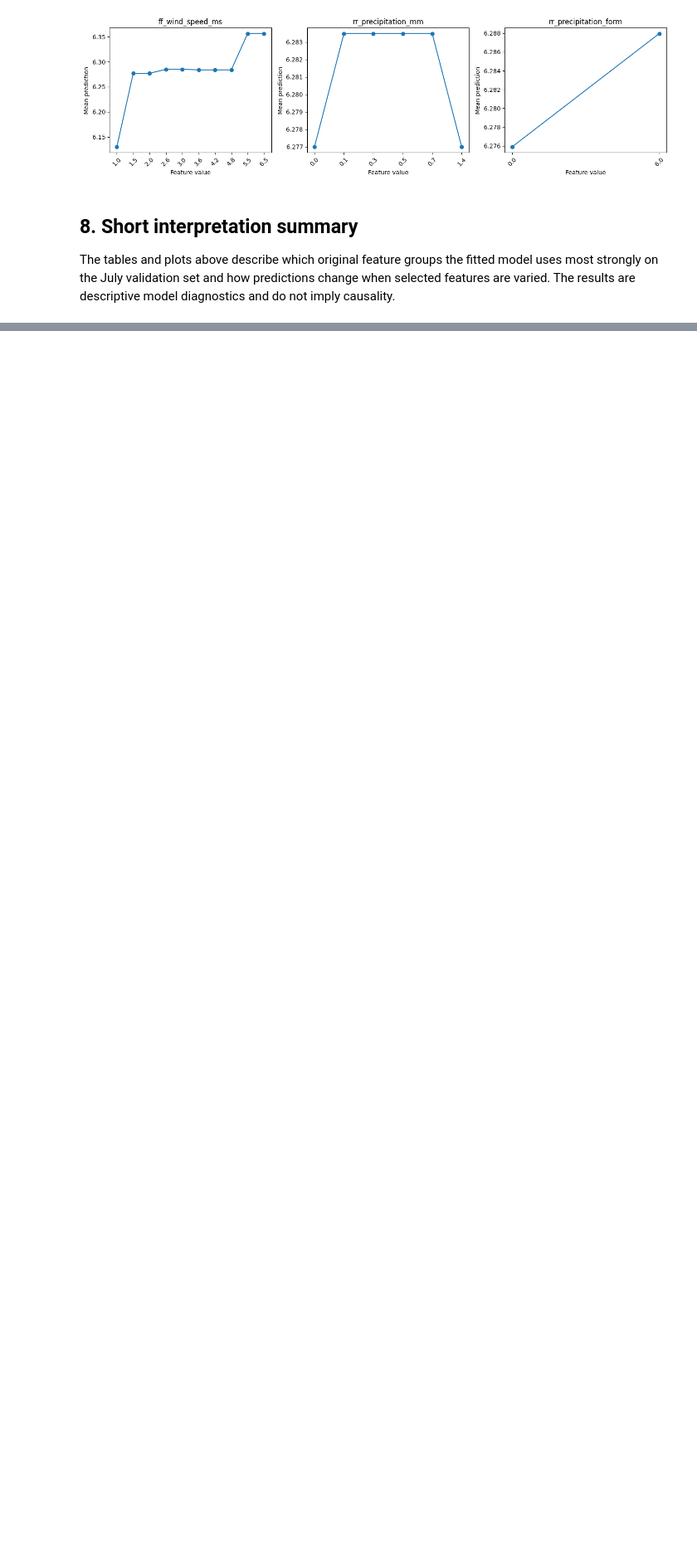
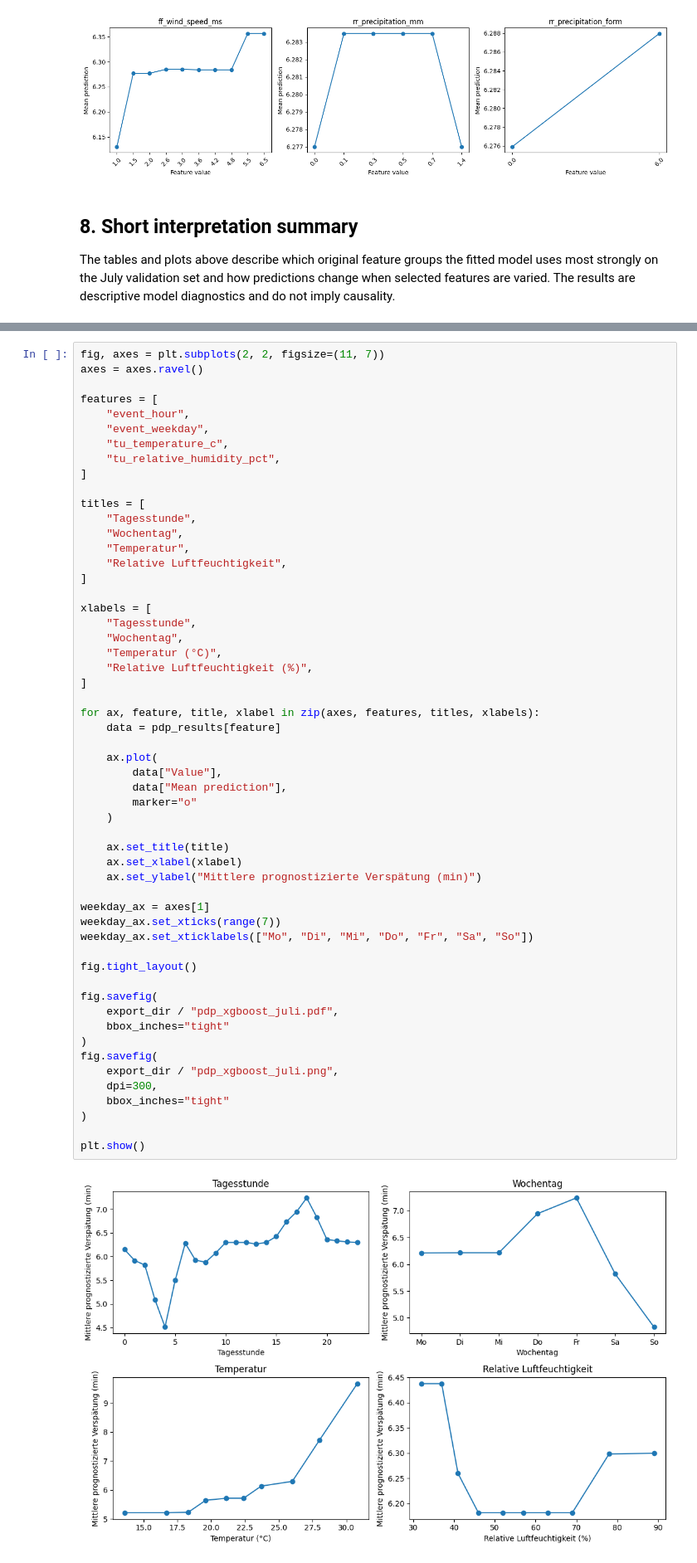
Before and after one commit to LeblL/LukasLeblBA, a Jupyter notebook: notebooks/modeling/02_model_interpretation.ipynb, the cells around one changed output, grey strips where cells are left out. Shown at 83% size. Saved outputs shown, nothing was run; the diff lists cells and outputs as text; blank space fills up the shorter version.

```diff
--- a/notebooks/modeling/02_model_interpretation.ipynb
+++ b/notebooks/modeling/02_model_interpretation.ipynb
@@ -438,0 +491,57 @@ The tables and plots above describe which original feature groups the fitted mod
+# %%
+fig, axes = plt.subplots(2, 2, figsize=(11, 7))
+axes = axes.ravel()
+
+features = [
+    "event_hour",
+    "event_weekday",
+    "tu_temperature_c",
+    "tu_relative_humidity_pct",
+]
+
+titles = [
+    "Tagesstunde",
+    "Wochentag",
+    "Temperatur",
+    "Relative Luftfeuchtigkeit",
+]
+
+xlabels = [
+    "Tagesstunde",
+    "Wochentag",
+    "Temperatur (°C)",
+    "Relative Luftfeuchtigkeit (%)",
+]
+
+for ax, feature, title, xlabel in zip(axes, features, titles, xlabels):
+    data = pdp_results[feature]
+
+    ax.plot(
+        data["Value"],
+        data["Mean prediction"],
+        marker="o"
+    )
+
+    ax.set_title(title)
+    ax.set_xlabel(xlabel)
+    ax.set_ylabel("Mittlere prognostizierte Verspätung (min)")
+
+weekday_ax = axes[1]
+weekday_ax.set_xticks(range(7))
+weekday_ax.set_xticklabels(["Mo", "Di", "Mi", "Do", "Fr", "Sa", "So"])
+
+fig.tight_layout()
+
+fig.savefig(
+    export_dir / "pdp_xgboost_juli.pdf",
+    bbox_inches="tight"
+)
+fig.savefig(
+    export_dir / "pdp_xgboost_juli.png",
+    dpi=300,
+    bbox_inches="tight"
+)
+
+plt.show()
+# %% [output]
+[figure, added]
```
Also changed, not shown: parts of 1 cell of this notebook, 2 other files.
